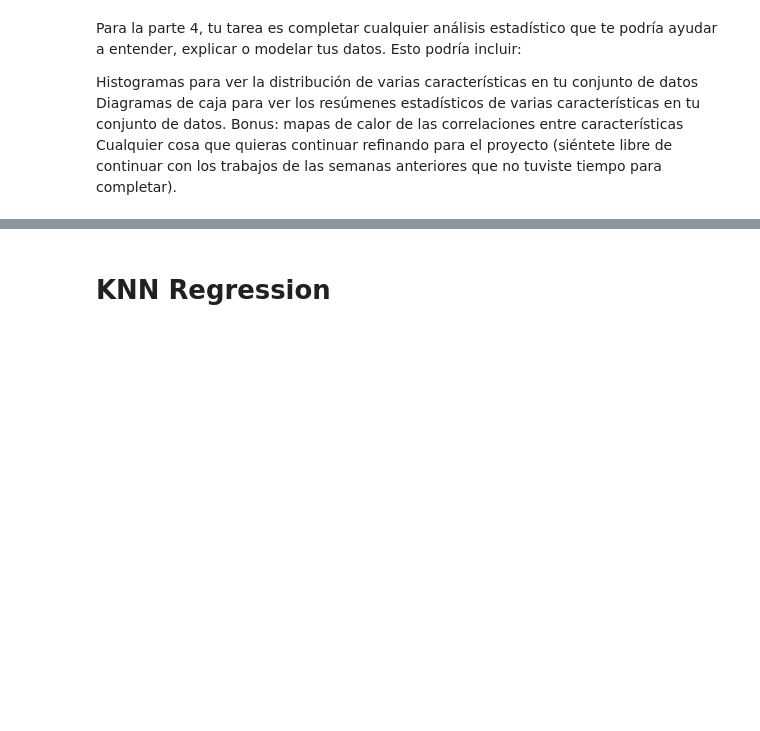
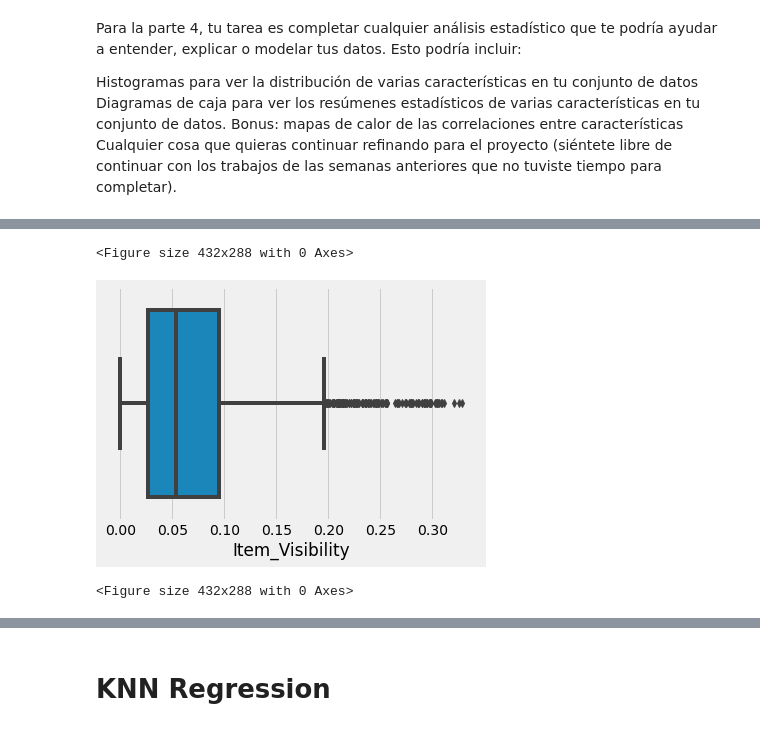
Before and after one commit to sebagit914/sales_predictions, a Jupyter notebook: Sales.ipynb, the cells around one changed output, grey strips where cells are left out. Cells and saved outputs as stored; diff of their text form; code cells hidden in the pictures; blank space fills up the shorter version.

```diff
--- a/Sales.ipynb
+++ b/Sales.ipynb
@@ -451,0 +582,7 @@ df.describe()
+# %%
+sns.boxplot(df['Item_Visibility'])
+plt.figure()
+# %% [output]
+<Figure size 432x288 with 0 Axes>
+[figure, added]
+<Figure size 432x288 with 0 Axes>
```
Also changed, not shown: parts of 44 cells of this notebook.
